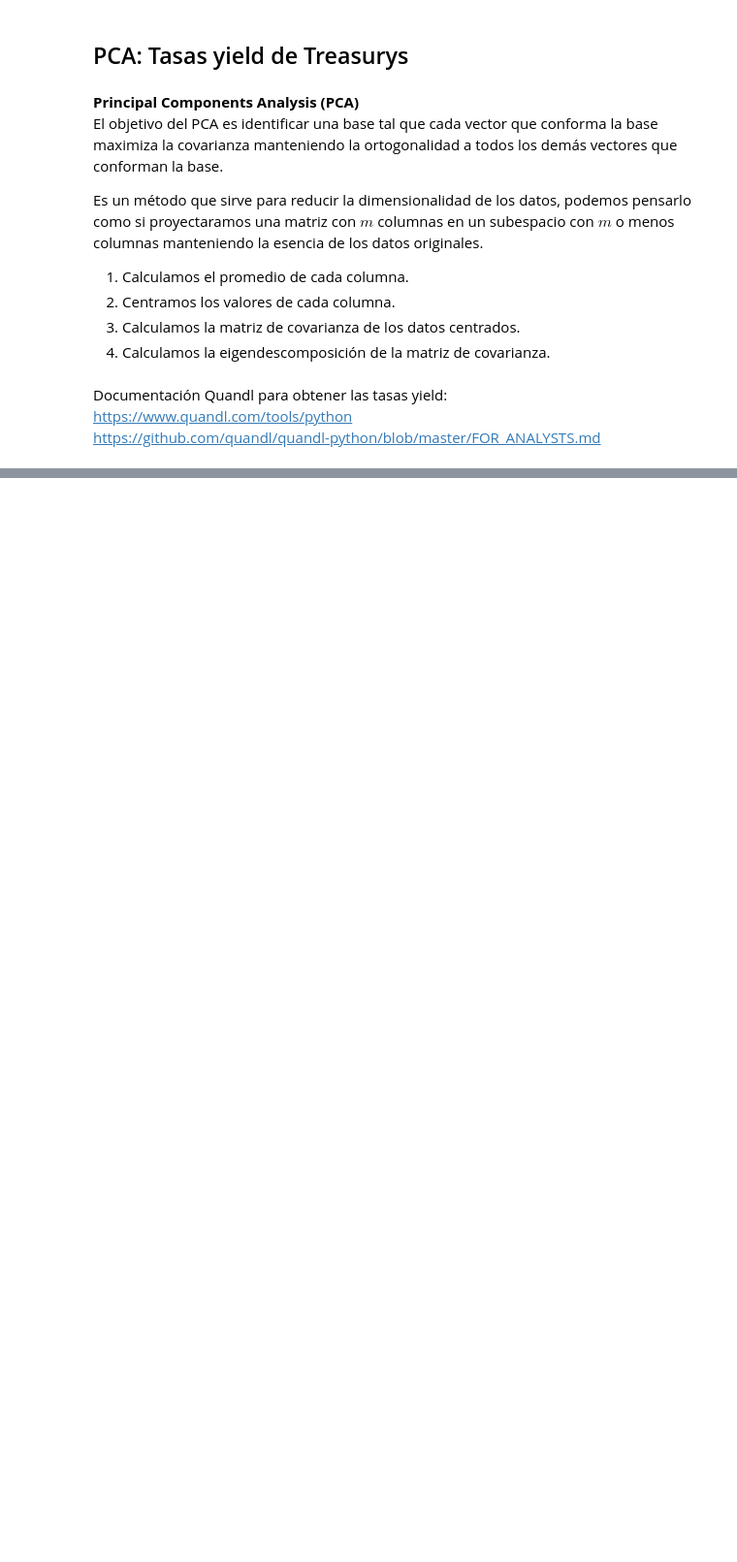
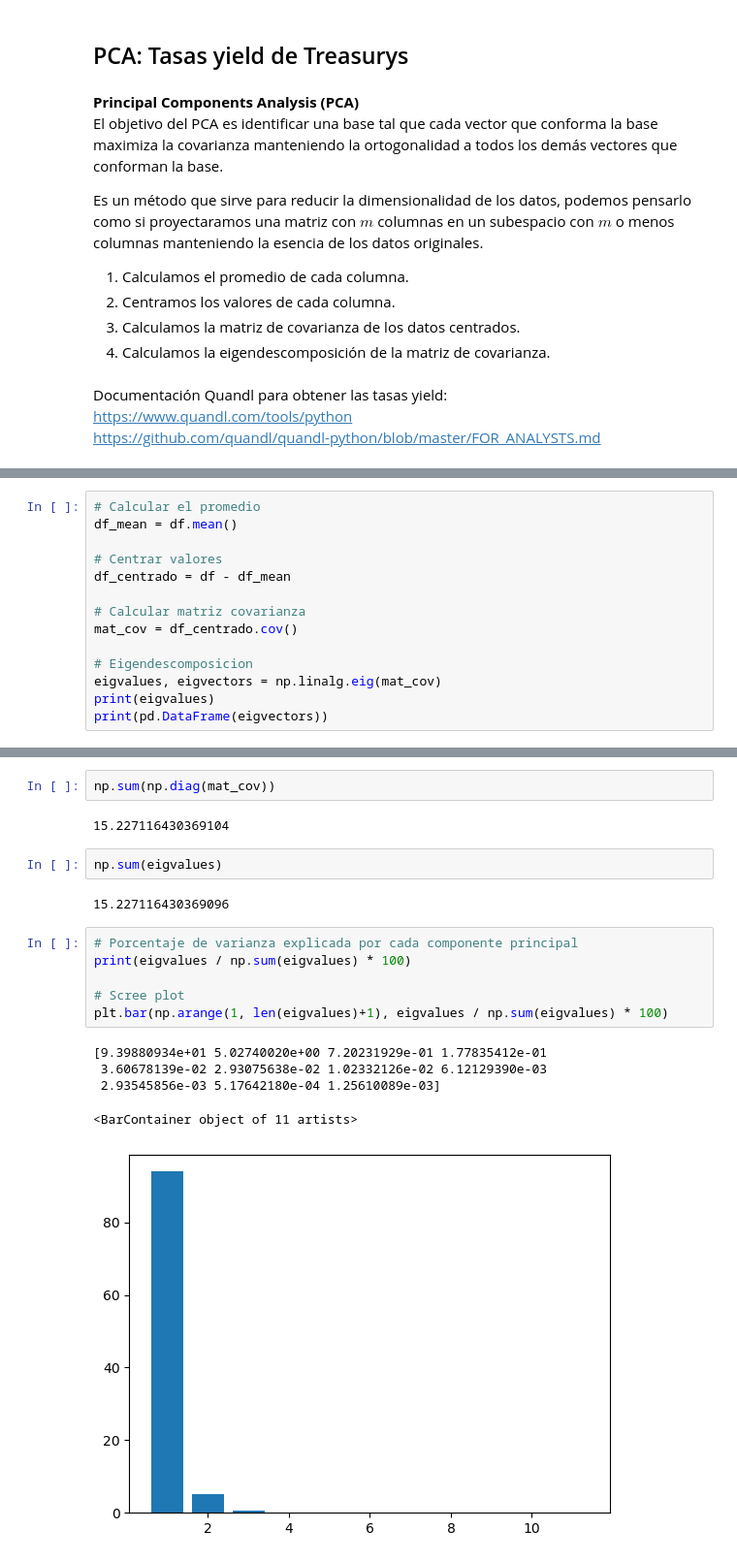
Before and after one commit to Apgt512/Modulo_II_LinAlg_Prob, a Jupyter notebook: Notebook 1.ipynb, the cells around one changed output, grey strips where cells are left out. Shown at 97% size. Drawn from its saved outputs; the diff is of its cells as text; blank space fills up the shorter version.

```diff
--- a/Notebook 1.ipynb
+++ b/Notebook 1.ipynb
@@ -1039,0 +1139,14 @@ df
+# %%
+# Calcular el promedio
+df_mean = df.mean()
+
+# Centrar valores
+df_centrado = df - df_mean
+
+# Calcular matriz covarianza
+mat_cov = df_centrado.cov()
+
+# Eigendescomposicion
+eigvalues, eigvectors = np.linalg.eig(mat_cov)
+print(eigvalues)
+print(pd.DataFrame(eigvectors))
@@ -1039,0 +1186,20 @@ df
+# %%
+np.sum(np.diag(mat_cov))
+# %% [output]
+15.227116430369104
+# %%
+np.sum(eigvalues)
+# %% [output]
+15.227116430369096
+# %%
+# Porcentaje de varianza explicada por cada componente principal
+print(eigvalues / np.sum(eigvalues) * 100)
+
+# Scree plot
+plt.bar(np.arange(1, len(eigvalues)+1), eigvalues / np.sum(eigvalues) * 100)
+# %% [output]
+[9.39880934e+01 5.02740020e+00 7.20231929e-01 1.77835412e-01
+ 3.60678139e-02 2.93075638e-02 1.02332126e-02 6.12129390e-03
+ 2.93545856e-03 5.17642180e-04 1.25610089e-03]
+<BarContainer object of 11 artists>
+[figure, added]
```
Also changed, not shown: parts of 24 cells of this notebook, 1 other file.
